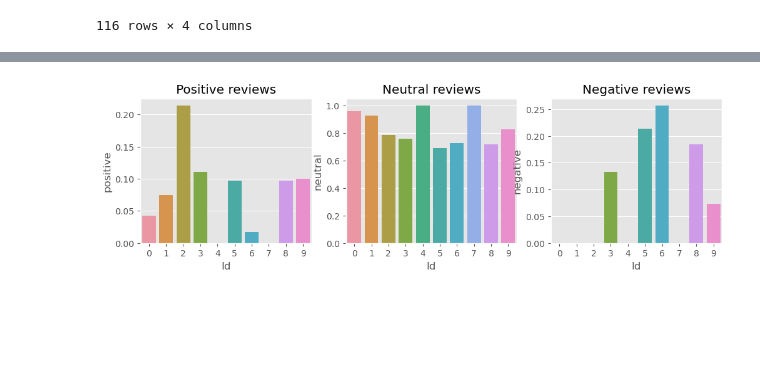
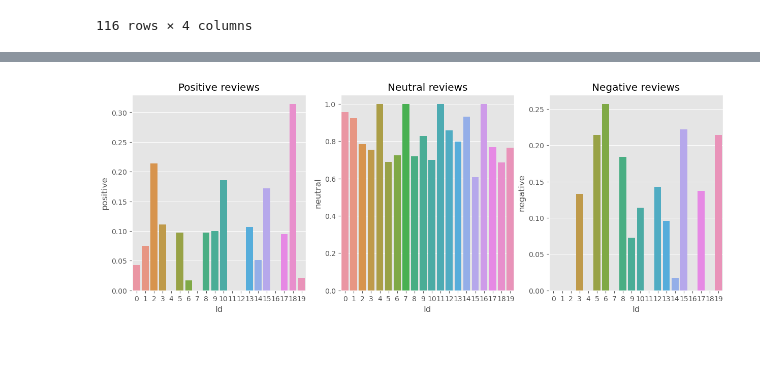
Before and after one commit to Graciele89/UCD_MachineLearning, a Jupyter notebook: Sentimental_analysis_Reddit.ipynb, the cells around one changed output, grey strips where cells are left out. Saved outputs shown, nothing was run; the diff lists cells and outputs as text; code cells hidden in the pictures; blank space fills up the shorter version.

```diff
--- a/Sentimental_analysis_Reddit.ipynb
+++ b/Sentimental_analysis_Reddit.ipynb
@@ -170,6 +181,6 @@ Just get health insurance and go private.
 I’d sue the utterly incompetent NHS. It is indeed worse than you think.
 Our NHS is basically a well oiled killing machine. I do reckon they kill more than they save.
 # %%
-health_comments = [comment.body for comment in post.comments]
-ie_comments_df = pd.DataFrame(transp_comments, columns=['Comment Body'])
+health_system = [comment.body for comment in post.comments]
+ie_health_system_comments_df = pd.DataFrame(health_system, columns=['Comment Body'])
 # %%
@@ -186,8 +197,8 @@ ie_comments_df.shape
 # %% [output]
 (116, 1)
 # %%
-ie_comments_df.reset_index(inplace=True)
-ie_comments_df.rename(columns={'index': 'Id'}, inplace=True)
+ie_health_system_comments_df.reset_index(inplace=True)
+ie_health_system_comments_df.rename(columns={'index': 'Id'}, inplace=True)
 # %%
 import nltk      # import libraries to clean data
 from nltk.corpus import stopwords
@@ -209,7 +220,7 @@ sia.polarity_scores("Pretty much every one you'll speak to has a hse horror stor
 # %%
 # run in the entire dataset using a loop
 res = {}
-for i, row in tqdm(ie_comments_df.iterrows(), total=len(ie_comments_df)):
+for i, row in tqdm(ie_health_system_comments_df.iterrows(), total=len(ie_health_system_comments_df)):
     text = row['Comment Body']
     id = row['Id']
     res[id] = sia.polarity_scores(text)
@@ -269,12 +282,14 @@ plt.show()
 # %%
 # you can also visualize them separatly
-fig, axs = plt.subplots(1, 3, figsize=(12, 3))
-sns.barplot(data=vaders.head(10), x= 'Id', y='positive', ax=axs[0])
-sns.barplot(data=vaders.head(10), x= 'Id', y='neutral', ax=axs[1])
-sns.barplot(data=vaders.head(10), x= 'Id', y='negative', ax=axs[2])
+fig, axs = plt.subplots(1, 3, figsize=(15, 5))
+sns.barplot(data=vaders.head(20), x= 'Id', y='positive', ax=axs[0])
+sns.barplot(data=vaders.head(20), x= 'Id', y='neutral', ax=axs[1])
+sns.barplot(data=vaders.head(20), x= 'Id', y='negative', ax=axs[2])
 axs[0].set_title('Positive reviews')
 axs[1].set_title('Neutral reviews')
 axs[2].set_title('Negative reviews')
 plt.show()
 # %% [output]
-[figure, old version]
+[figure, new version]
+# %% [markdown]
+####
```
Also changed, not shown: parts of 14 cells of this notebook.
